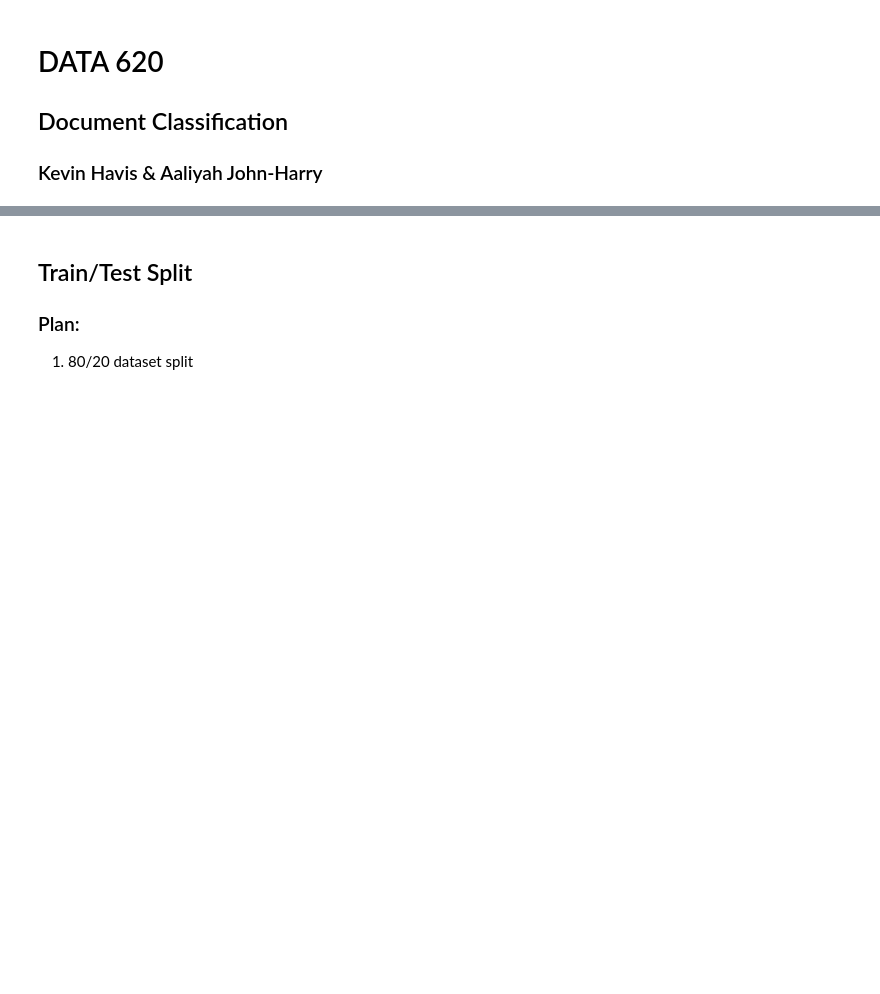
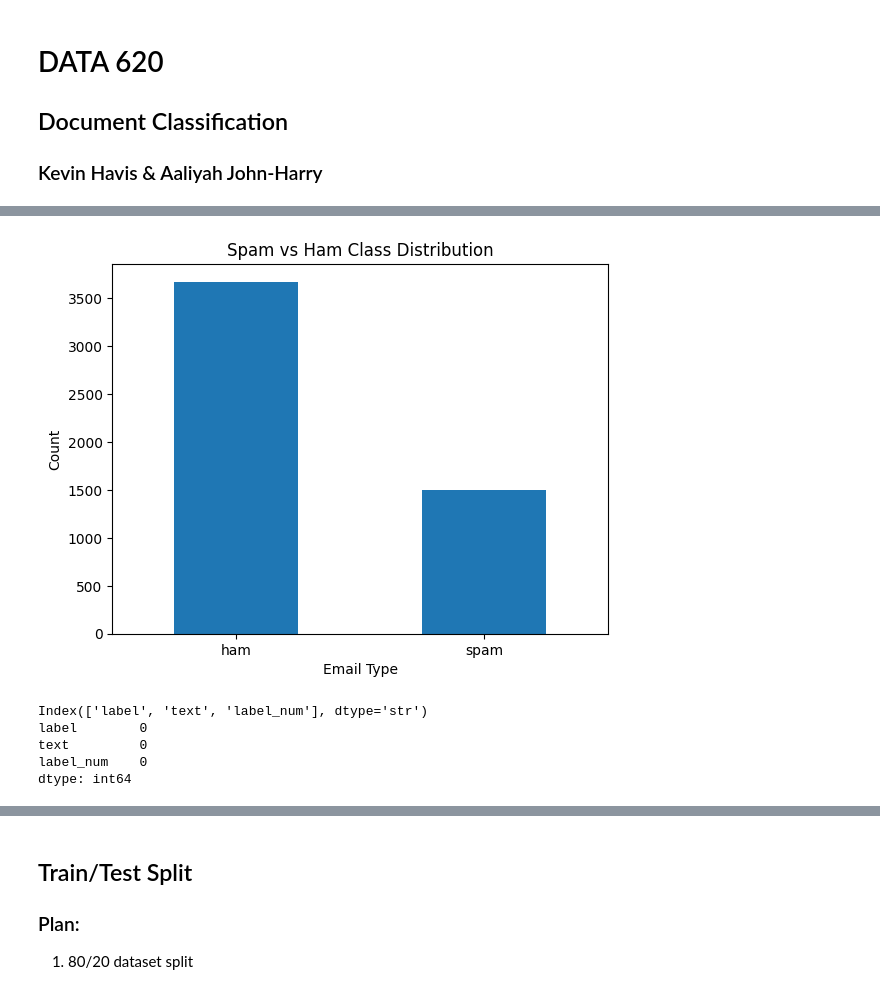
Before and after one commit to kevinhav/data_620, a Jupyter notebook: assignment6/assignment6.ipynb, the cells around one changed output, grey strips where cells are left out. Cells and saved outputs as stored; diff of their text form; code cells hidden in the pictures; blank space fills up the shorter version.

```diff
--- a/assignment6/assignment6.ipynb
+++ b/assignment6/assignment6.ipynb
@@ -20,0 +18,11 @@
+# %%
+import pandas as pd
+import numpy as np
+import matplotlib.pyplot as plt
+import seaborn as sns
+
+df = pd.read_csv("spam_ham_dataset.csv", index_col=0)
+
+print(df.shape)
+print(df["label"].value_counts())
+df.head(10)
@@ -20,0 +46,20 @@
+# %%
+import matplotlib.pyplot as plt
+
+df["label"].value_counts().plot(kind="bar")
+plt.title("Spam vs Ham Class Distribution")
+plt.xlabel("Email Type")
+plt.ylabel("Count")
+plt.xticks(rotation=0)
+plt.show()
+# %% [output]
+[figure, added]
+# %%
+print(df.columns)
+print(df.isnull().sum())
+# %% [output]
+Index(['label', 'text', 'label_num'], dtype='str')
+label        0
+text         0
+label_num    0
+dtype: int64
```
Also changed, not shown: parts of 15 cells of this notebook, 3 other files.
